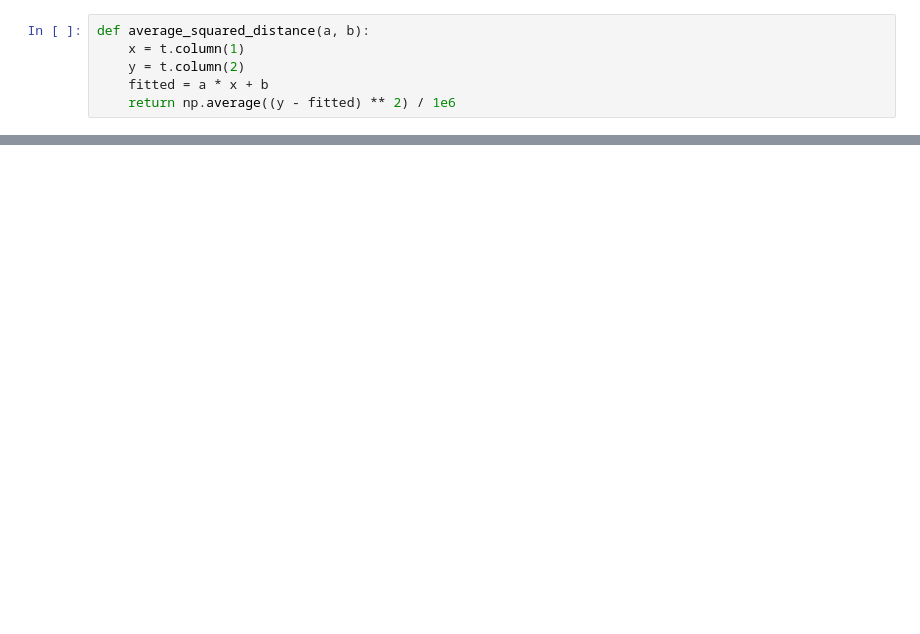
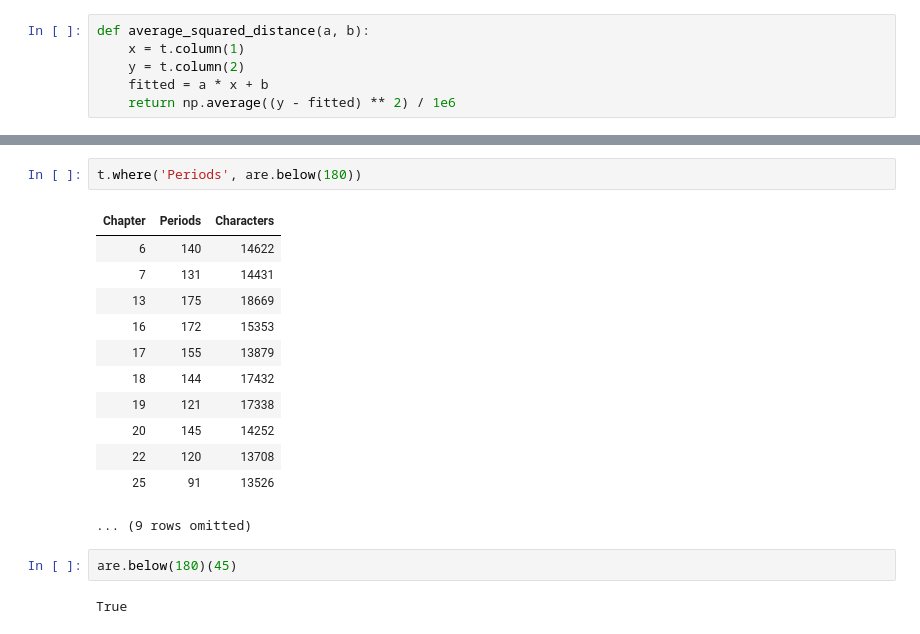
Before and after one commit to data-8/data8assets, a Jupyter notebook: lec/sp17/calday.ipynb, the cells around one changed output, grey strips where cells are left out. Drawn from its saved outputs; the diff is of its cells as text; blank space fills up the shorter version.

```diff
--- a/lec/sp17/calday.ipynb
+++ b/lec/sp17/calday.ipynb
@@ -62,0 +117,19 @@ draw_line(86.97784106,  4744.78483438)
+# %%
+t.where('Periods', are.below(180))
+# %% [output]
+| Chapter | Periods | Characters |
+| 6 | 140 | 14622 |
+| 7 | 131 | 14431 |
+| 13 | 175 | 18669 |
+| 16 | 172 | 15353 |
+| 17 | 155 | 13879 |
+| 18 | 144 | 17432 |
+| 19 | 121 | 17338 |
+| 20 | 145 | 14252 |
+| 22 | 120 | 13708 |
+| 25 | 91 | 13526 |
+... (9 rows omitted)
+# %%
+are.below(180)(45)
+# %% [output]
+True
```
Also changed, not shown: parts of 16 cells of this notebook, 1 other file.
